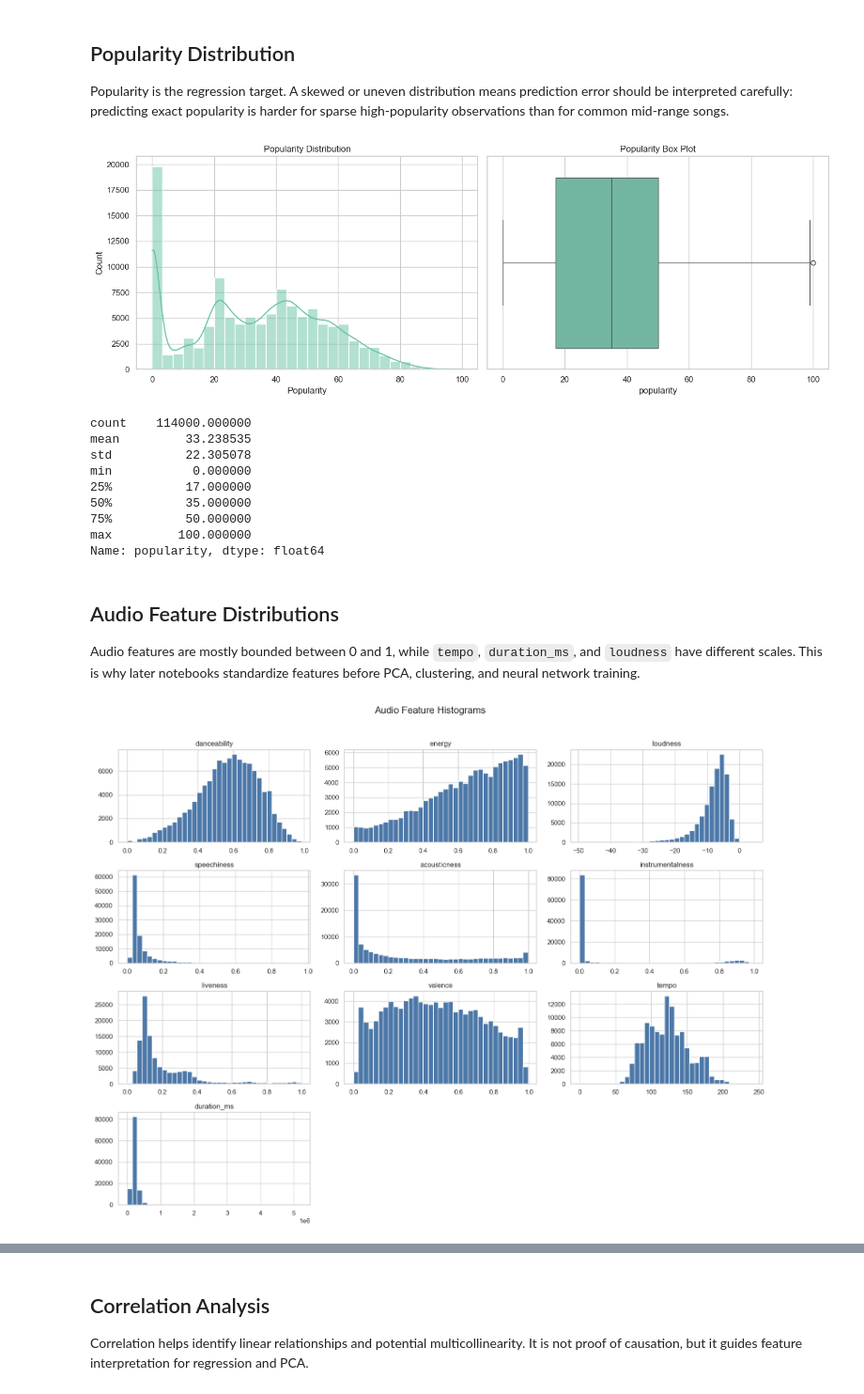
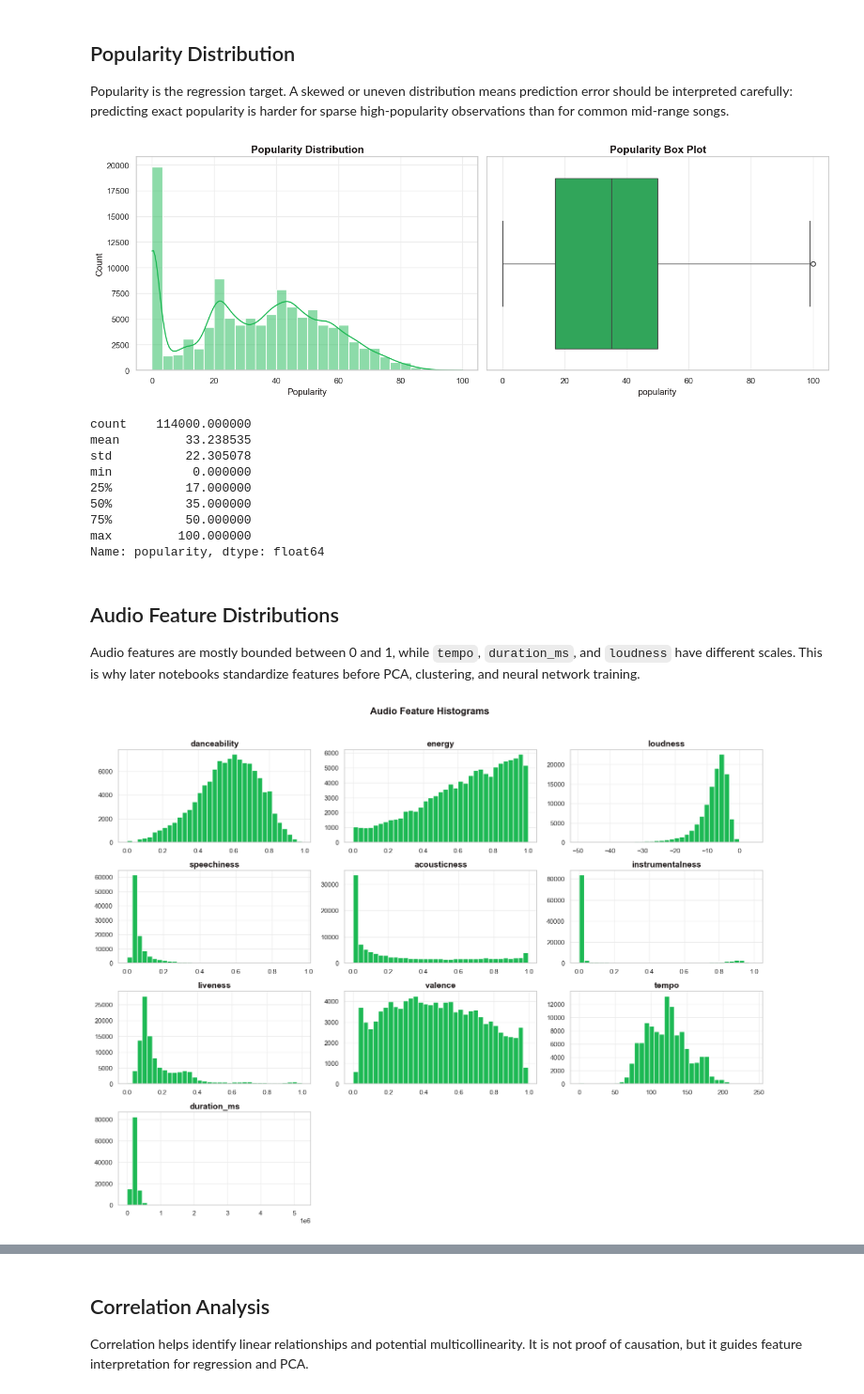
Before and after one commit to fidelMB/proyecto-ia-tc3002b, a Jupyter notebook: notebooks/01_eda.ipynb, the cells around one changed output, grey strips where cells are left out. Shown at 94% size. Cells and saved outputs as stored; diff of their text form; code cells hidden in the pictures.

```diff
--- a/notebooks/01_eda.ipynb
+++ b/notebooks/01_eda.ipynb
@@ -22,7 +53,7 @@ import numpy as np
 import matplotlib.pyplot as plt
 import seaborn as sns
 
-sns.set_theme(style="whitegrid", palette="Set2")
+apply_spotify_theme()
 pd.set_option("display.max_columns", 50)
 
 df = pd.read_csv(DATA_RAW)
@@ -173,7 +202,7 @@ plt.show()
 
 print(df["popularity"].describe())
 # %% [output]
-[figure, old version]
+[figure, new version]
 count    114000.000000
 mean         33.238535
 std          22.305078
@@ -190,15 +219,15 @@ Audio features are mostly bounded between 0 and 1, while `tempo`, `duration_ms`,
 # %%
 audio_features = [
     "danceability", "energy", "loudness", "speechiness", "acousticness",
     "instrumentalness", "liveness", "valence", "tempo", "duration_ms"
 ]
 
-df[audio_features].hist(bins=35, figsize=(16, 12), color="#4C78A8")
+df[audio_features].hist(bins=35, figsize=(16, 12), color=SPOTIFY_GREEN)
 plt.suptitle("Audio Feature Histograms", y=1.02, fontsize=16)
 plt.tight_layout()
 plt.show()
 # %% [output]
-[figure, old version]
+[figure, new version]
 # %%
 plt.figure(figsize=(15, 7))
 sns.boxplot(data=df[audio_features], orient="h")
```
Also changed, not shown: parts of 9 cells of this notebook, 18 other files.
